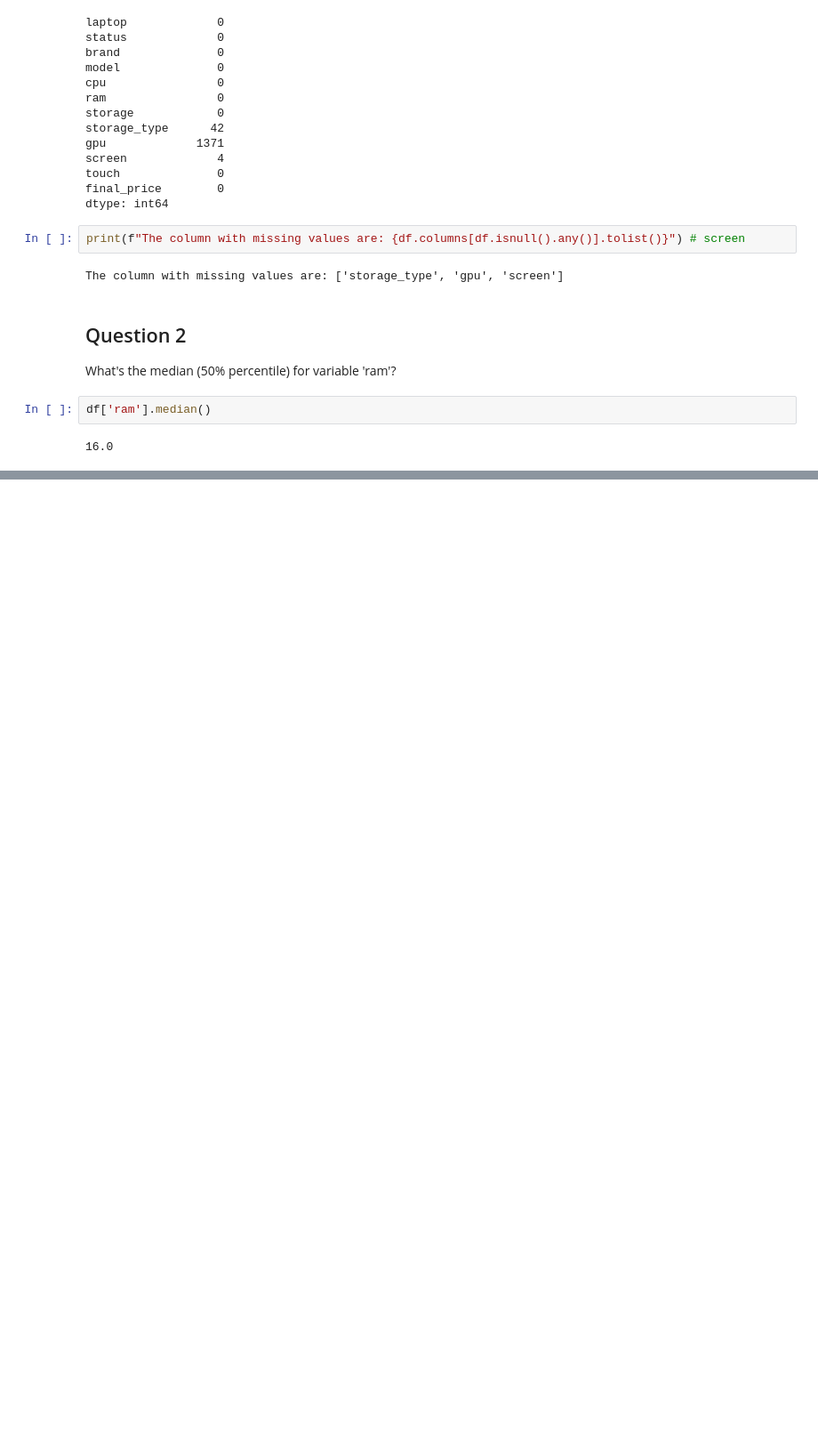
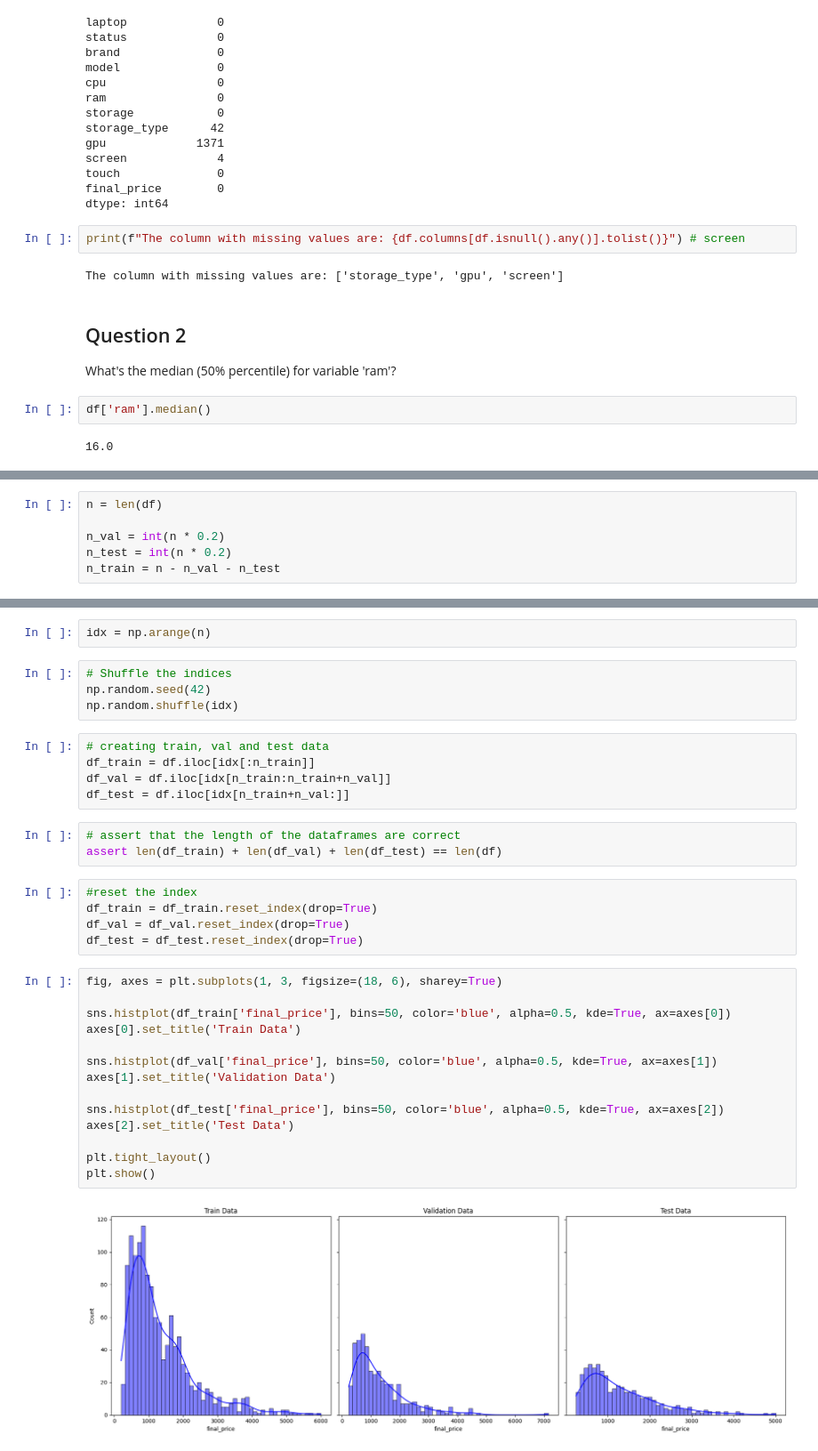
Before and after one commit to RuiFSP/ml-zoomcamp, a Jupyter notebook: 02-regression/homework02.ipynb, the cells around one changed output, grey strips where cells are left out. Shown at 89% size. Saved outputs shown, nothing was run; the diff lists cells and outputs as text; blank space fills up the shorter version.

```diff
--- a/02-regression/homework02.ipynb
+++ b/02-regression/homework02.ipynb
@@ -70,0 +79,6 @@ df['ram'].median()
+# %%
+n = len(df)
+
+n_val = int(n * 0.2)
+n_test = int(n * 0.2)
+n_train = n - n_val - n_test
@@ -70,0 +89,35 @@ df['ram'].median()
+# %%
+idx = np.arange(n)
+# %%
+# Shuffle the indices
+np.random.seed(42)
+np.random.shuffle(idx)
+# %%
+# creating train, val and test data
+df_train = df.iloc[idx[:n_train]]
+df_val = df.iloc[idx[n_train:n_train+n_val]]
+df_test = df.iloc[idx[n_train+n_val:]]
+# %%
+# assert that the length of the dataframes are correct
+assert len(df_train) + len(df_val) + len(df_test) == len(df)
+# %%
+#reset the index
+df_train = df_train.reset_index(drop=True)
+df_val = df_val.reset_index(drop=True)
+df_test = df_test.reset_index(drop=True)
+# %%
+fig, axes = plt.subplots(1, 3, figsize=(18, 6), sharey=True)
+
+sns.histplot(df_train['final_price'], bins=50, color='blue', alpha=0.5, kde=True, ax=axes[0])
+axes[0].set_title('Train Data')
+
+sns.histplot(df_val['final_price'], bins=50, color='blue', alpha=0.5, kde=True, ax=axes[1])
+axes[1].set_title('Validation Data')
+
+sns.histplot(df_test['final_price'], bins=50, color='blue', alpha=0.5, kde=True, ax=axes[2])
+axes[2].set_title('Test Data')
+
+plt.tight_layout()
+plt.show()
+# %% [output]
+[figure, added]
```
Also changed, not shown: parts of 31 cells of this notebook, 2 other files.
